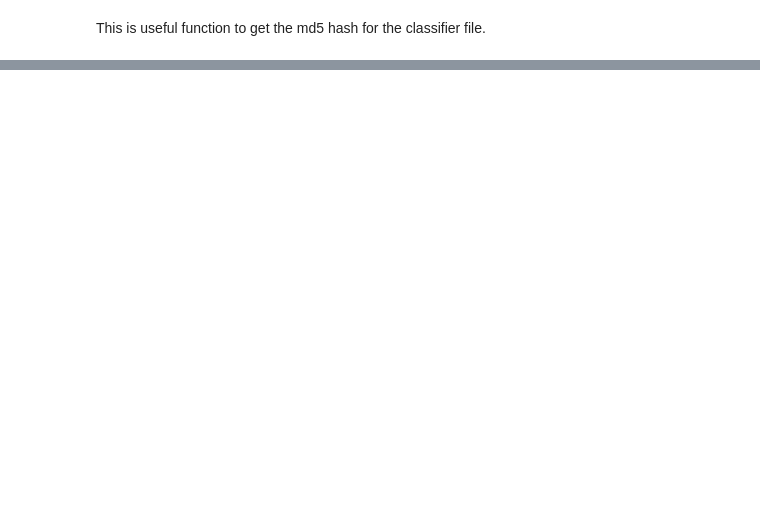
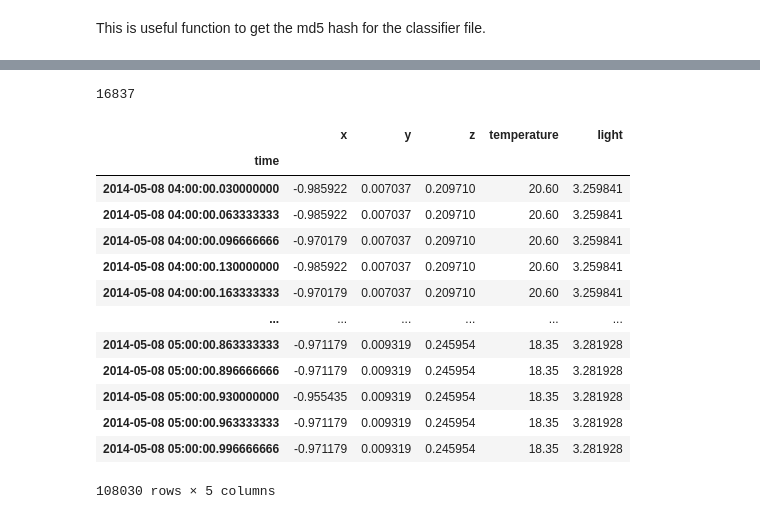
Before and after one commit to OxWearables/actinet, a Jupyter notebook: TrainModel.ipynb, the cells around one changed output, grey strips where cells are left out. Cells and saved outputs as stored; diff of their text form; code cells hidden in the pictures; blank space fills up the shorter version.

```diff
--- a/TrainModel.ipynb
+++ b/TrainModel.ipynb
@@ -109,0 +235,10 @@ hashlib.md5(open(classifier_file_name,'rb').read()).hexdigest()
+# %%
+import actipy
+sample, info = actipy.read_device(
+    "data/sample.cwa.gz",
+    resample_hz=30,
+    verbose=True,
+    lowpass_hz=None,
+    calibrate_gravity=True,
+    detect_nonwear=True,
+)
@@ -109,0 +328,21 @@ hashlib.md5(open(classifier_file_name,'rb').read()).hexdigest()
+# %%
+len(X)
+# %% [output]
+16837
+# %%
+sample.loc["2014-05-08 04:00:00":"2014-05-08 05:00:00"]
+# %% [output]
+|  | x | y | z | temperature | light |
+| time |  |  |  |  |  |
+| 2014-05-08 04:00:00.030000000 | -0.985922 | 0.007037 | 0.209710 | 20.60 | 3.259841 |
+| 2014-05-08 04:00:00.063333333 | -0.985922 | 0.007037 | 0.209710 | 20.60 | 3.259841 |
+| 2014-05-08 04:00:00.096666666 | -0.970179 | 0.007037 | 0.209710 | 20.60 | 3.259841 |
+| 2014-05-08 04:00:00.130000000 | -0.985922 | 0.007037 | 0.209710 | 20.60 | 3.259841 |
+| 2014-05-08 04:00:00.163333333 | -0.970179 | 0.007037 | 0.209710 | 20.60 | 3.259841 |
+| ... | ... | ... | ... | ... | ... |
+| 2014-05-08 05:00:00.863333333 | -0.971179 | 0.009319 | 0.245954 | 18.35 | 3.281928 |
+| 2014-05-08 05:00:00.896666666 | -0.971179 | 0.009319 | 0.245954 | 18.35 | 3.281928 |
+| 2014-05-08 05:00:00.930000000 | -0.955435 | 0.009319 | 0.245954 | 18.35 | 3.281928 |
+| 2014-05-08 05:00:00.963333333 | -0.971179 | 0.009319 | 0.245954 | 18.35 | 3.281928 |
+| 2014-05-08 05:00:00.996666666 | -0.971179 | 0.009319 | 0.245954 | 18.35 | 3.281928 |
+108030 rows × 5 columns
```
Also changed, not shown: parts of 16 cells of this notebook, 3 other files.
